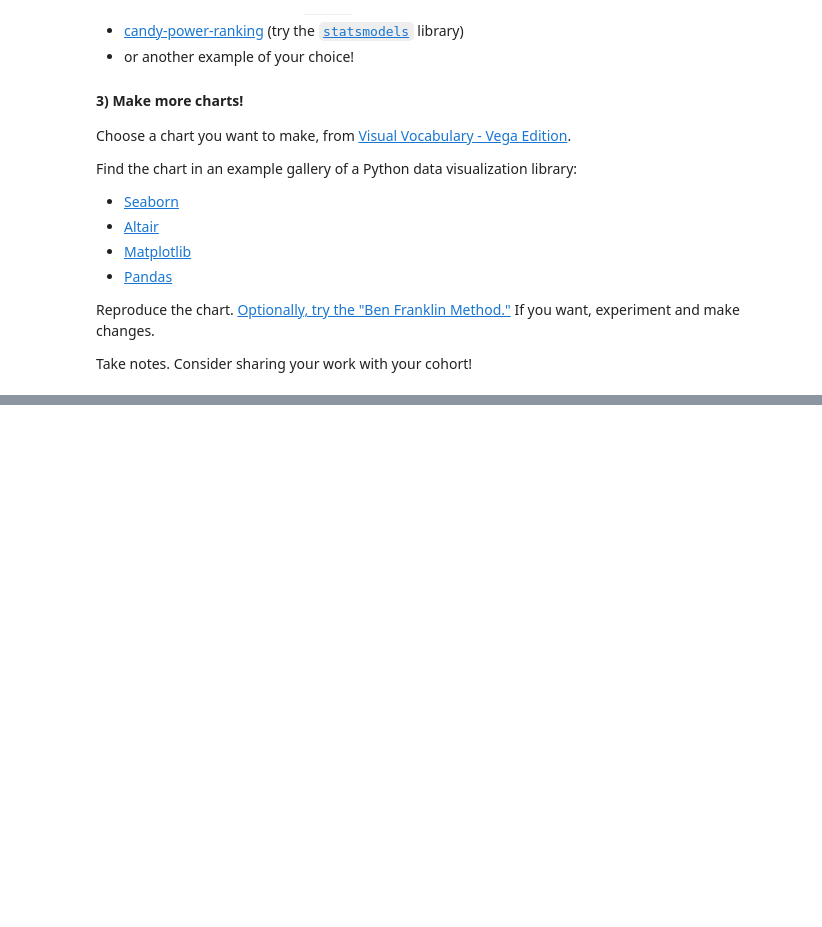
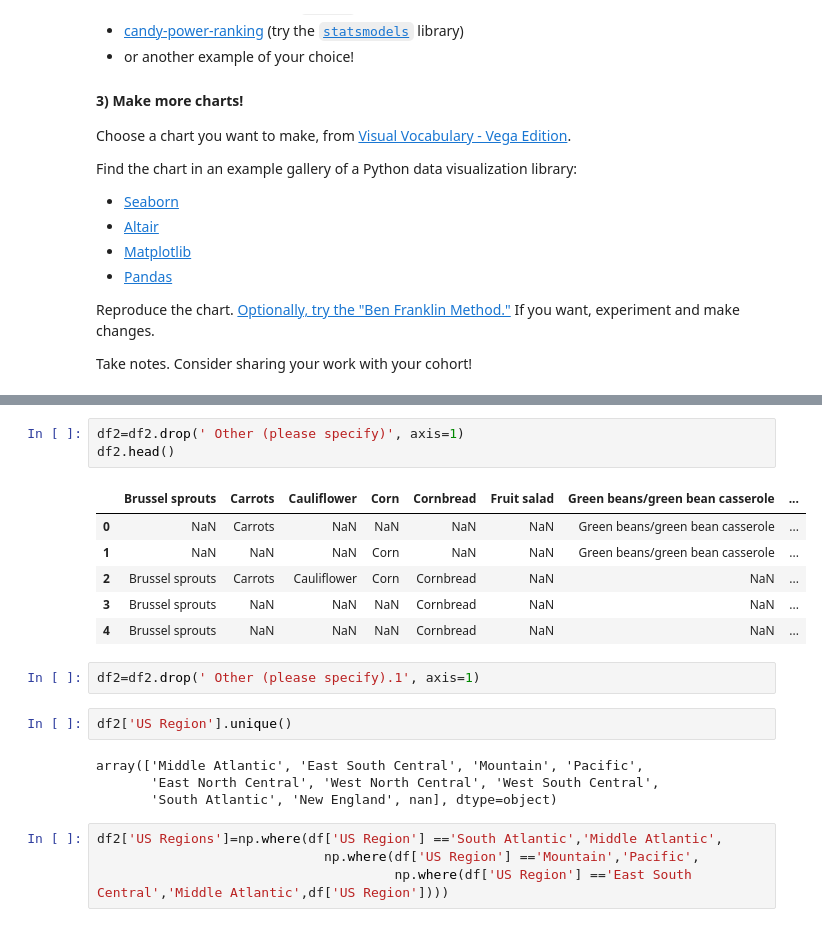
Before and after one commit to alastra32/DS-Unit-1-Sprint-2-Data-Wrangling-and-Storytelling, a Jupyter notebook: module3-make-explanatory-visualizations/LS_DS_123_Make_Explanatory_Visualizations.ipynb, the cells around one changed output, grey strips where cells are left out. Saved outputs shown, nothing was run; the diff lists cells and outputs as text; blank space fills up the shorter version.

```diff
--- a/module3-make-explanatory-visualizations/LS_DS_123_Make_Explanatory_Visualizations.ipynb
+++ b/module3-make-explanatory-visualizations/LS_DS_123_Make_Explanatory_Visualizations.ipynb
@@ -690,0 +848,22 @@ Take notes. Consider sharing your work with your cohort!
+# %%
+df2=df2.drop(' Other (please specify)', axis=1)
+df2.head()
+# %% [output]
+|  | Brussel sprouts | Carrots | Cauliflower | Corn | Cornbread | Fruit salad | Green beans/green bean casserole | ... |
+| 0 | NaN | Carrots | NaN | NaN | NaN | NaN | Green beans/green bean casserole | ... |
+| 1 | NaN | NaN | NaN | Corn | NaN | NaN | Green beans/green bean casserole | ... |
+| 2 | Brussel sprouts | Carrots | Cauliflower | Corn | Cornbread | NaN | NaN | ... |
+| 3 | Brussel sprouts | NaN | NaN | NaN | Cornbread | NaN | NaN | ... |
+| 4 | Brussel sprouts | NaN | NaN | NaN | Cornbread | NaN | NaN | ... |
+# %%
+df2=df2.drop(' Other (please specify).1', axis=1)
+# %%
+df2['US Region'].unique()
+# %% [output]
+array(['Middle Atlantic', 'East South Central', 'Mountain', 'Pacific',
+       'East North Central', 'West North Central', 'West South Central',
+       'South Atlantic', 'New England', nan], dtype=object)
+# %%
+df2['US Regions']=np.where(df['US Region'] =='South Atlantic','Middle Atlantic',
+                             np.where(df['US Region'] =='Mountain','Pacific',
+                                      np.where(df['US Region'] =='East South Central','Middle Atlantic',df['US Region'])))
```
Also changed, not shown: parts of 28 cells of this notebook.
